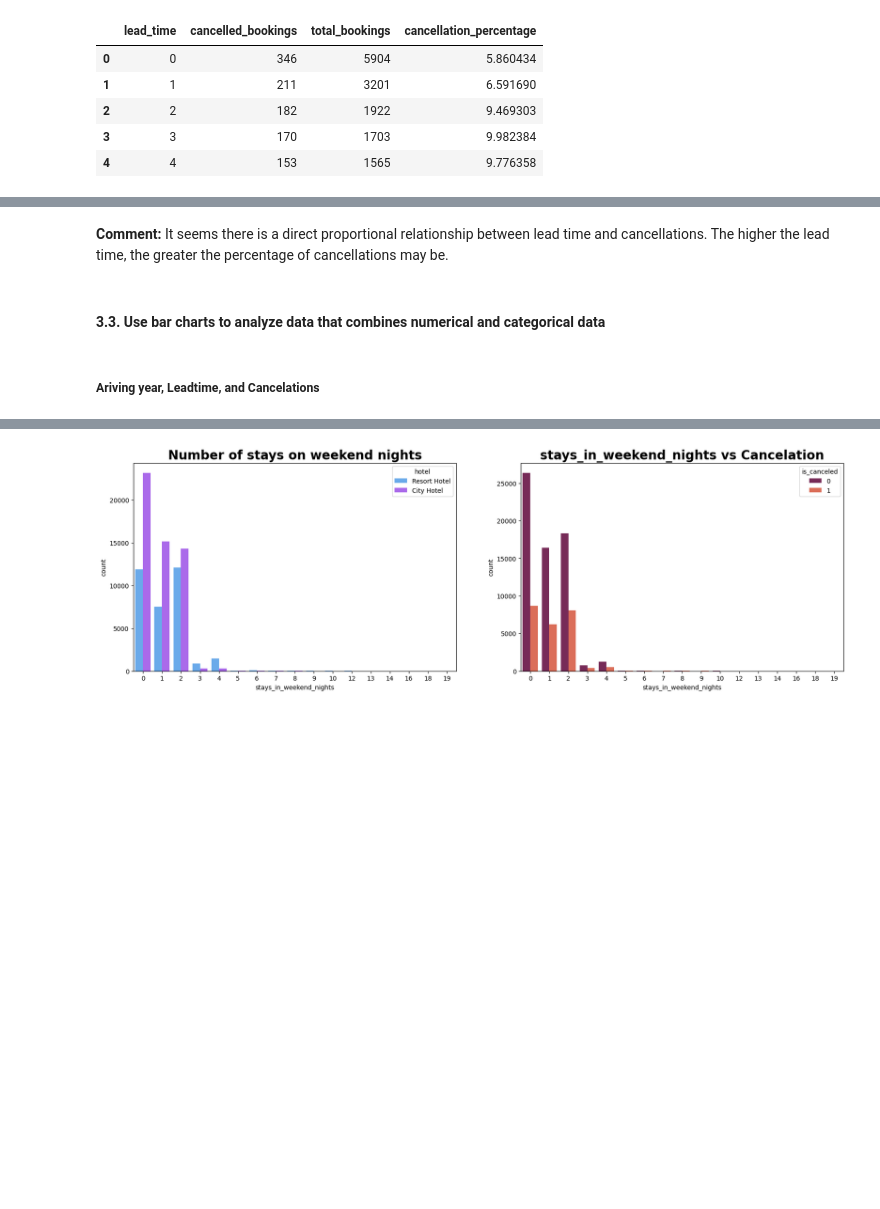
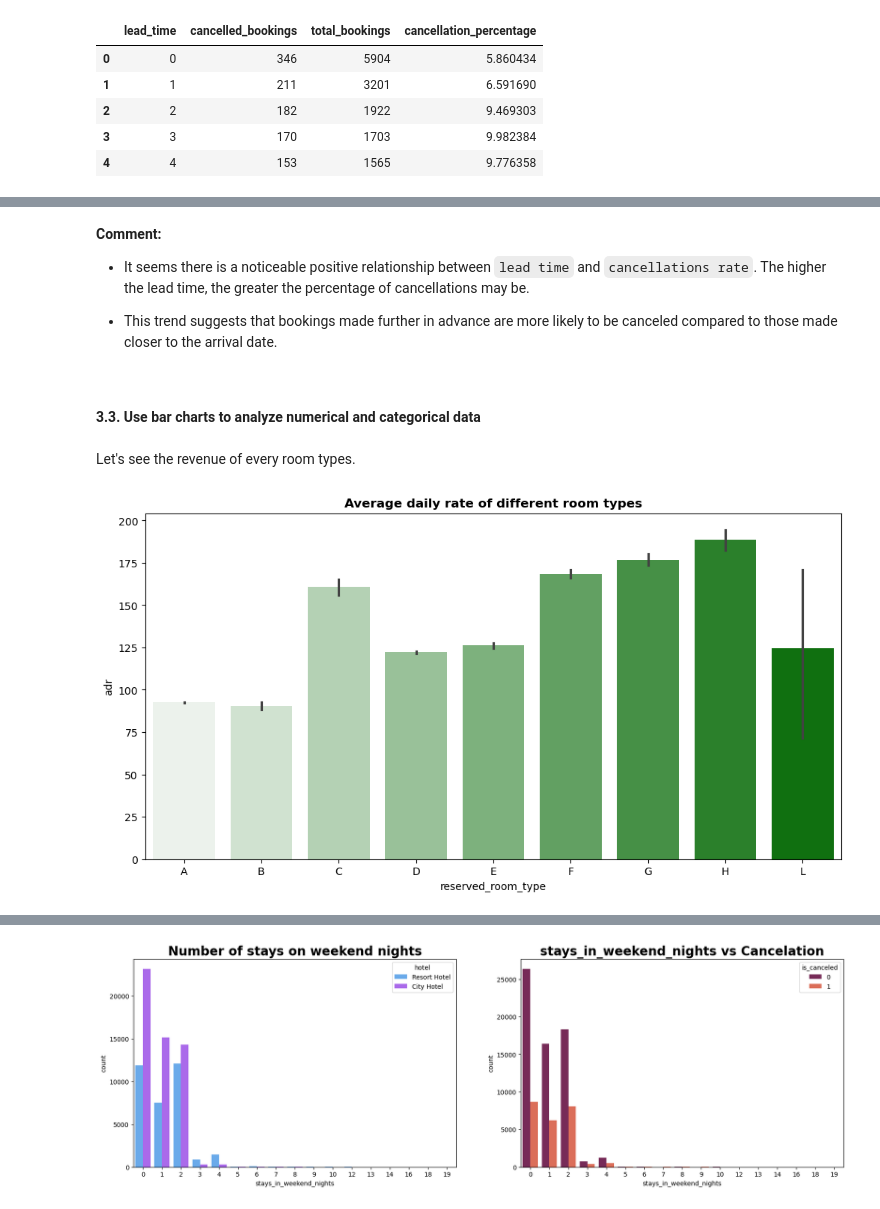
Before and after one commit to knightstark7/Labs-And-Project-Data-Visualization, a Jupyter notebook: Project/Source/project.ipynb, the cells around one changed output, grey strips where cells are left out. Saved outputs shown, nothing was run; the diff lists cells and outputs as text; code cells hidden in the pictures; blank space fills up the shorter version.

```diff
--- a/Project/Source/project.ipynb
+++ b/Project/Source/project.ipynb
@@ -436,7 +443,19 @@ Text(0.5, 1.0, 'Effect of Lead time on Cancellations')
 [figure]
 # %% [markdown]
-**Comment:** It seems there is a direct proportional relationship between lead time and cancellations. The higher the lead time, the greater the percentage of cancellations may be.
+**Comment:**
+- It seems there is a noticeable positive relationship between `lead time` and `cancellations rate`. The higher the lead time, the greater the percentage of cancellations may be.
+
+- This trend suggests that bookings made further in advance are more likely to be canceled compared to those made closer to the arrival date.
 # %% [markdown]
-#### 3.3. Use bar charts to analyze data that combines numerical and categorical data
+#### 3.3. Use bar charts to analyze numerical and categorical data
-# %% [markdown]
-##### Ariving year, Leadtime, and Cancelations
+# %% [markdown]
+Let's see the revenue of every room types.
+# %%
+plt.figure(figsize=(12,6))
+room_order = df['reserved_room_type'].unique()
+room_order.sort()
+sns.barplot(data=df, x='reserved_room_type', y='adr', order=room_order, palette='light:green')
+plt.title('Average daily rate of different room types', fontweight="bold")
+plt.show()
+# %% [output]
+[figure, added]
```
Also changed, not shown: parts of 41 cells of this notebook.
